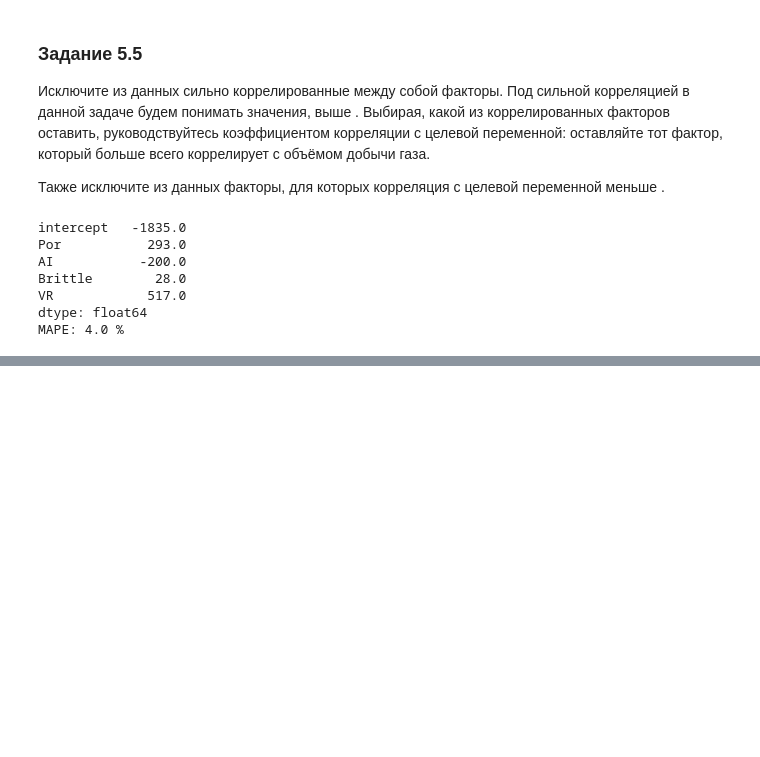
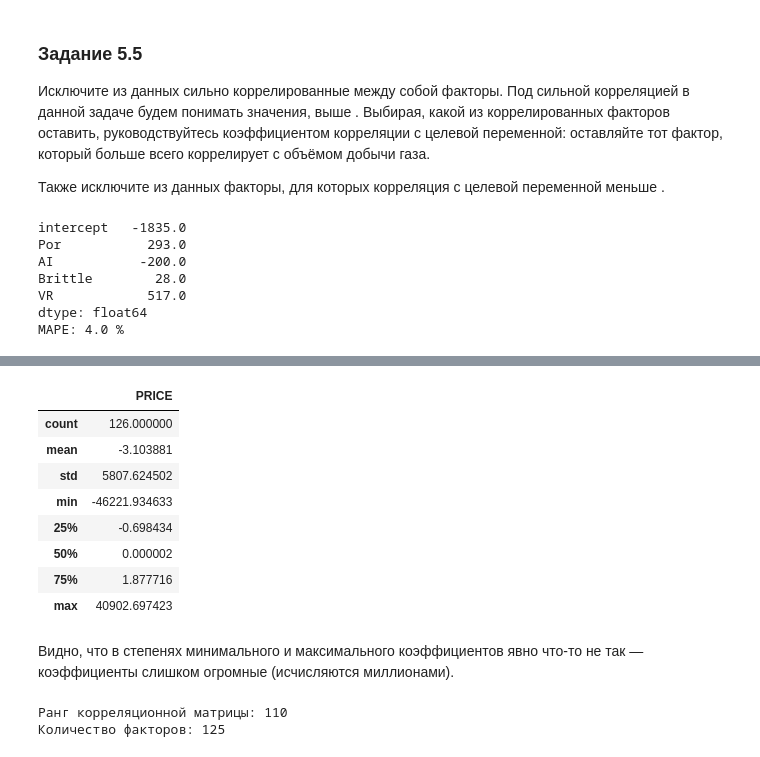
Before and after one commit to Alexx-Yu/python_classes, a Jupyter notebook: Module 39 - Math&ML-2/Theory.ipynb, the cells around one changed output, grey strips where cells are left out. Drawn from its saved outputs; the diff is of its cells as text; code cells hidden in the pictures; blank space fills up the shorter version.

```diff
--- a/Module 39 - Math&ML-2/Theory.ipynb
+++ b/Module 39 - Math&ML-2/Theory.ipynb
@@ -412,0 +493,22 @@ MAPE: 4.0 %
+# %%
+# Чтобы не дублировать код, объявим функцию polynomial_regression(). Она будет принимать на вход матрицу наблюдений,
+# вектор ответов и степень полинома, а возвращать матрицу с полиномиальными признаками,
+# вектор предсказаний и коэффициенты регрессии, найденные по МНК:
+
+def polynomial_regression(X, y, k):
+    poly = PolynomialFeatures(degree=k, include_bias=True)
+    X_poly = poly.fit_transform(X)
+    w_hat = np.linalg.inv(X_poly.T@X_poly)@X_poly.T@y
+    y_pred = X_poly @ w_hat
+    return X_poly, y_pred, w_hat
+# %%
+# Выделяем интересующие нас признаки и строим полиномы:
+
+A = boston_data[['LSTAT', 'PTRATIO', 'RM','CRIM']]
+y = boston_data[['PRICE']]
+
+A_poly, y_pred, w_hat = polynomial_regression(A, y, 1)
+A_poly2, y_pred2, w_hat2 = polynomial_regression(A, y, 2)
+A_poly3, y_pred3, w_hat3 = polynomial_regression(A, y, 3)
+A_poly4, y_pred4, w_hat4 = polynomial_regression(A, y, 4)
+A_poly5, y_pred5, w_hat5 = polynomial_regression(A, y, 5)
@@ -412,0 +538,31 @@ MAPE: 4.0 %
+# %%
+# посмотрим на коэффициенты регрессии для полинома пятой степени. Смотреть на каждый из них неудобно,
+# их слишком много (126, если быть точными), но можно взглянуть на минимум, максимум и среднее:
+
+display(pd.DataFrame(w_hat5).describe())
+# %% [output]
+|  | PRICE |
+| count | 126.000000 |
+| mean | -3.103881 |
+| std | 5807.624502 |
+| min | -46221.934633 |
+| 25% | -0.698434 |
+| 50% | 0.000002 |
+| 75% | 1.877716 |
+| max | 40902.697423 |
+# %% [markdown]
+Видно, что в степенях минимального и максимального коэффициентов явно что-то не так — коэффициенты слишком огромные (исчисляются миллионами).
+# %%
+# Теперь давайте взглянем на корреляционную матрицу для факторов, на которых мы строим полином пятой степени. Корреляцию со столбцом из единиц считать бессмысленно, поэтому мы не будем его рассматривать. Для удобства расчёта матрицы корреляций обернём матрицу  в DataFrame и воспользуемся методом corr():
+
+# считаем матрицу корреляций (без столбца из единиц)
+C = pd.DataFrame(A_poly5[:, 1:]).corr()
+# считаем ранг корреляционной матрицы
+print('Ранг корреляционной матрицы:', np.linalg.matrix_rank(C))
+# считаем количество факторов (не включая столбец из единиц)
+print('Количество факторов:', A_poly5[:, 1:].shape[1])
+# Ранг корреляционной матрицы: 110
+# Количество факторов: 125
+# %% [output]
+Ранг корреляционной матрицы: 110
+Количество факторов: 125
```
Also changed, not shown: parts of 54 cells of this notebook, 3 other files.
